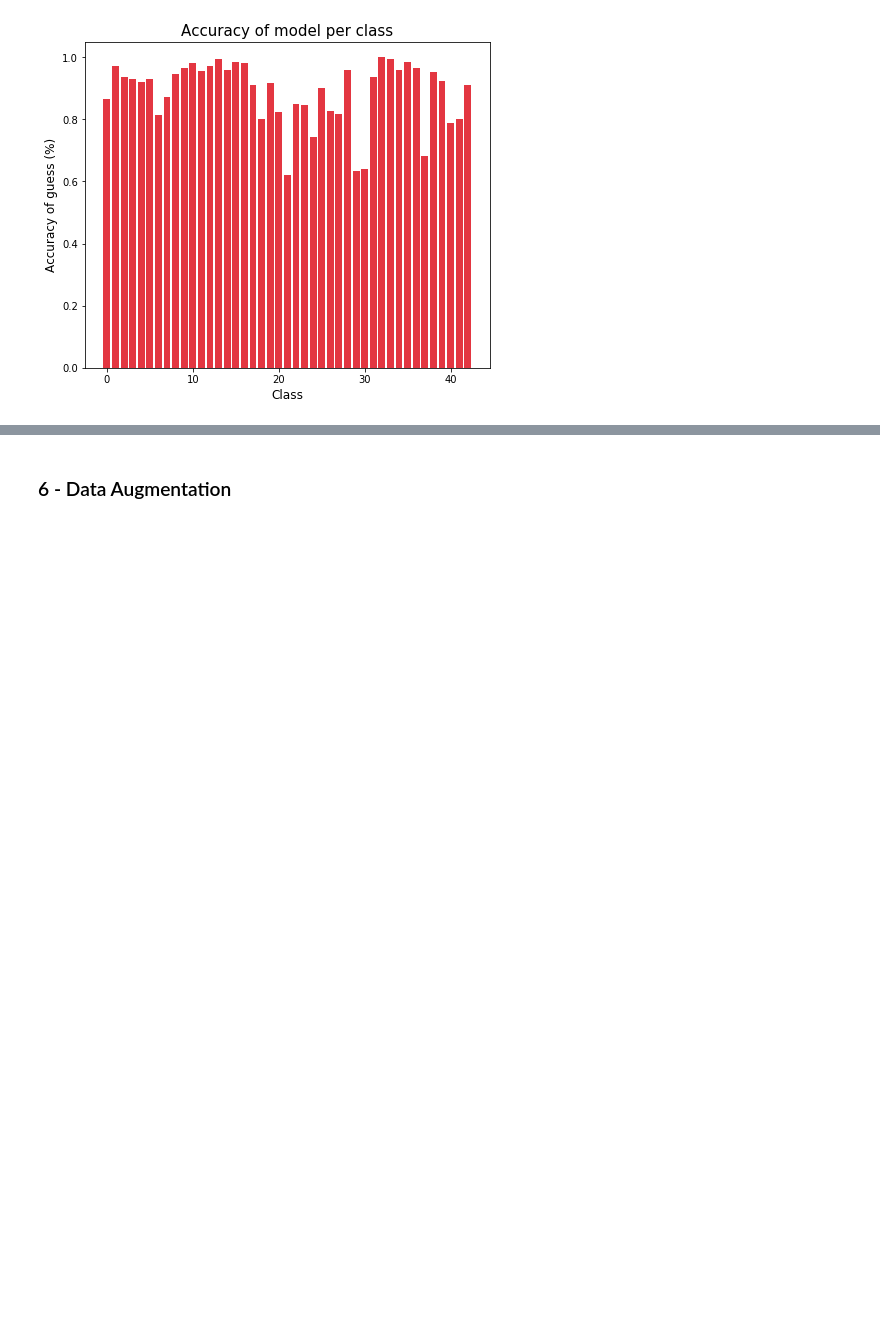
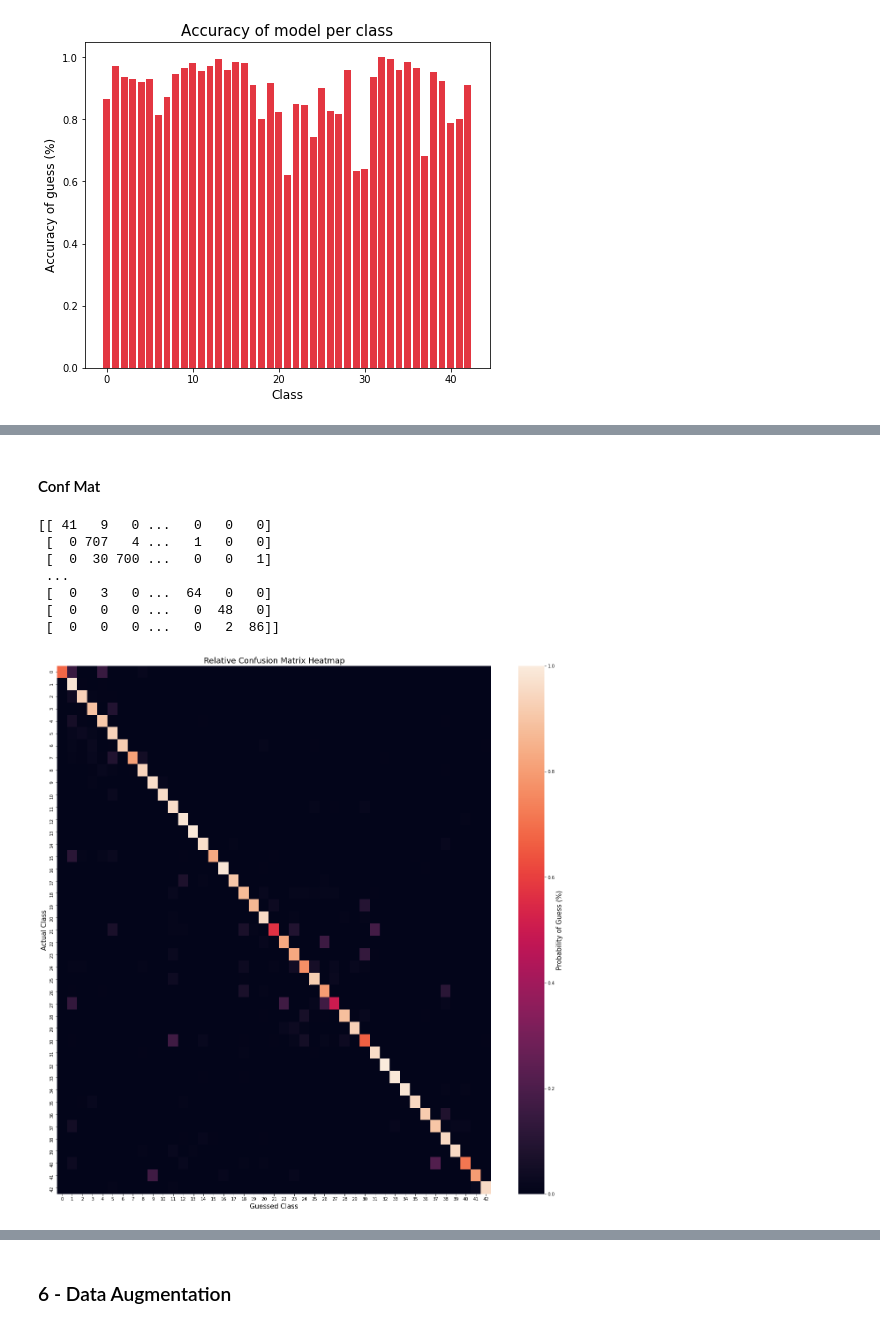
Before and after one commit to HerouFenix/taa-traffic-sign-identification, a Jupyter notebook: Project1.ipynb, the cells around one changed output, grey strips where cells are left out. Cells and saved outputs as stored; diff of their text form; code cells hidden in the pictures; blank space fills up the shorter version.

```diff
--- a/Project1.ipynb
+++ b/Project1.ipynb
@@ -469,0 +520,10 @@ Depois decidimos alterar o contraste das imagens
+# %%
+y_predictions = model.predict_classes(x_test)
+
+score = model.evaluate(x_test, y_test, verbose=1)
+print('Train loss:', history.history['loss'][-1])
+print('Train accuracy:', history.history['accuracy'][-1])
+print('CV loss:', history.history['val_loss'][-1])
+print('CV accuracy:', history.history['val_accuracy'][-1])
+print('Test loss:', score[0])
+print('Test accuracy:', score[1])
@@ -469,0 +538,16 @@ Depois decidimos alterar o contraste das imagens
+# %% [markdown]
+#### Conf Mat
+# %%
+conf_mat_abs, conf_mat_rel = create_confusion_matrices(y_test, y_predictions)
+
+print(conf_mat_abs)
+plot_confusion(conf_mat_rel, "Relative Confusion Matrix Heatmap")
+# %% [output]
+[[ 41   9   0 ...   0   0   0]
+ [  0 707   4 ...   1   0   0]
+ [  0  30 700 ...   0   0   1]
+ ...
+ [  0   3   0 ...  64   0   0]
+ [  0   0   0 ...   0  48   0]
+ [  0   0   0 ...   0   2  86]]
+[figure, added]
```
Also changed, not shown: parts of 21 cells of this notebook.
